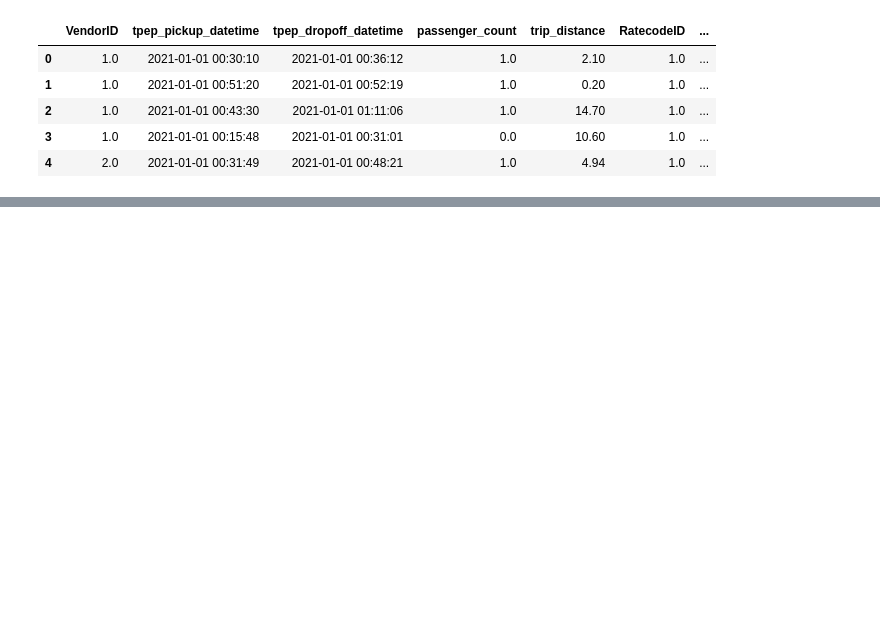
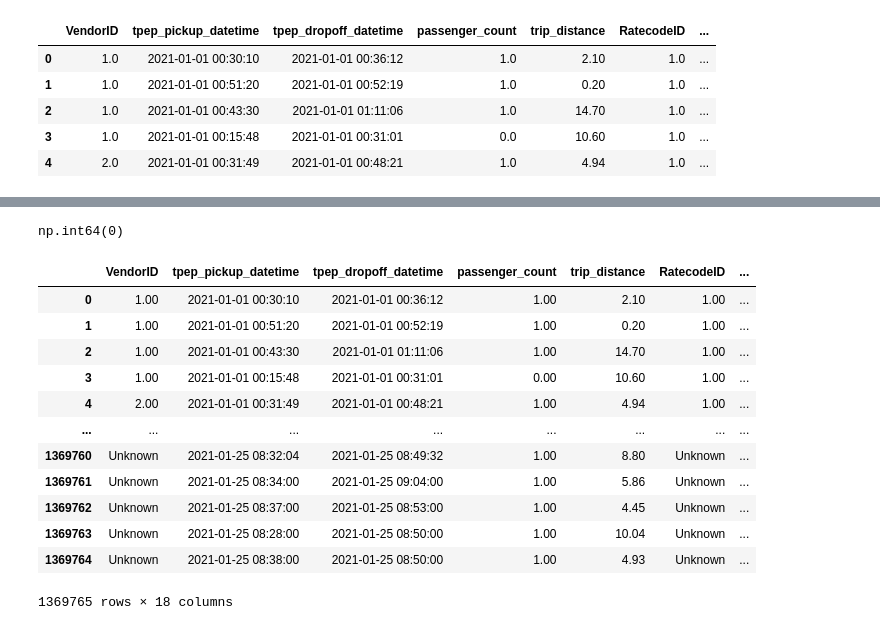
Before and after one commit to Dimasega18/DE-Zoomcamp, a Jupyter notebook: week_1/notebooks/data_clean.ipynb, the cells around one changed output, grey strips where cells are left out. Cells and saved outputs as stored; diff of their text form; code cells hidden in the pictures; blank space fills up the shorter version.

Commit message:
modified data_clean, data_ingestion, and main.py

```diff
--- a/week_1/notebooks/data_clean.ipynb
+++ b/week_1/notebooks/data_clean.ipynb
@@ -55,2 +12,0 @@ dtype: int64
-# %%
-df.dropna(inplace=True)
@@ -109,0 +13,3 @@ df.to_csv("../data/yellow_tripdata_2021_cleaned.csv",index=False)
+# %%
+## Change Describe Format
+pd.options.display.float_format = '{:,.2f}'.format
@@ -109,0 +73,37 @@ df.to_csv("../data/yellow_tripdata_2021_cleaned.csv",index=False)
+# %%
+## Check Duplicates
+df.duplicated().sum()
+# %% [output]
+np.int64(0)
+# %%
+## Fill Null Values
+df['VendorID'] = df['VendorID'].fillna('Unknown')
+df['RatecodeID'] = df['RatecodeID'].fillna('Unknown')
+
+
+df['passenger_count'] = df['passenger_count'].fillna(df['passenger_count'].median())
+
+
+df['payment_type'] = df['payment_type'].fillna(df['payment_type'].mode()[0])
+df['store_and_fwd_flag'] = df['store_and_fwd_flag'].fillna(df['store_and_fwd_flag'].mode()[0])
+
+df
+
+# Notes:
+# - Mode is good for categorical values
+# - Mean is good for normally distributed numerical data (no outliers)
+# - Median is good for numerical data with outliers
+# %% [output]
+|  | VendorID | tpep_pickup_datetime | tpep_dropoff_datetime | passenger_count | trip_distance | RatecodeID | ... |
+| 0 | 1.00 | 2021-01-01 00:30:10 | 2021-01-01 00:36:12 | 1.00 | 2.10 | 1.00 | ... |
+| 1 | 1.00 | 2021-01-01 00:51:20 | 2021-01-01 00:52:19 | 1.00 | 0.20 | 1.00 | ... |
+| 2 | 1.00 | 2021-01-01 00:43:30 | 2021-01-01 01:11:06 | 1.00 | 14.70 | 1.00 | ... |
+| 3 | 1.00 | 2021-01-01 00:15:48 | 2021-01-01 00:31:01 | 0.00 | 10.60 | 1.00 | ... |
+| 4 | 2.00 | 2021-01-01 00:31:49 | 2021-01-01 00:48:21 | 1.00 | 4.94 | 1.00 | ... |
+| ... | ... | ... | ... | ... | ... | ... | ... |
+| 1369760 | Unknown | 2021-01-25 08:32:04 | 2021-01-25 08:49:32 | 1.00 | 8.80 | Unknown | ... |
+| 1369761 | Unknown | 2021-01-25 08:34:00 | 2021-01-25 09:04:00 | 1.00 | 5.86 | Unknown | ... |
+| 1369762 | Unknown | 2021-01-25 08:37:00 | 2021-01-25 08:53:00 | 1.00 | 4.45 | Unknown | ... |
+| 1369763 | Unknown | 2021-01-25 08:28:00 | 2021-01-25 08:50:00 | 1.00 | 10.04 | Unknown | ... |
+| 1369764 | Unknown | 2021-01-25 08:38:00 | 2021-01-25 08:50:00 | 1.00 | 4.93 | Unknown | ... |
+1369765 rows × 18 columns
```
Also changed, not shown: parts of 13 cells of this notebook, 2 other files.
